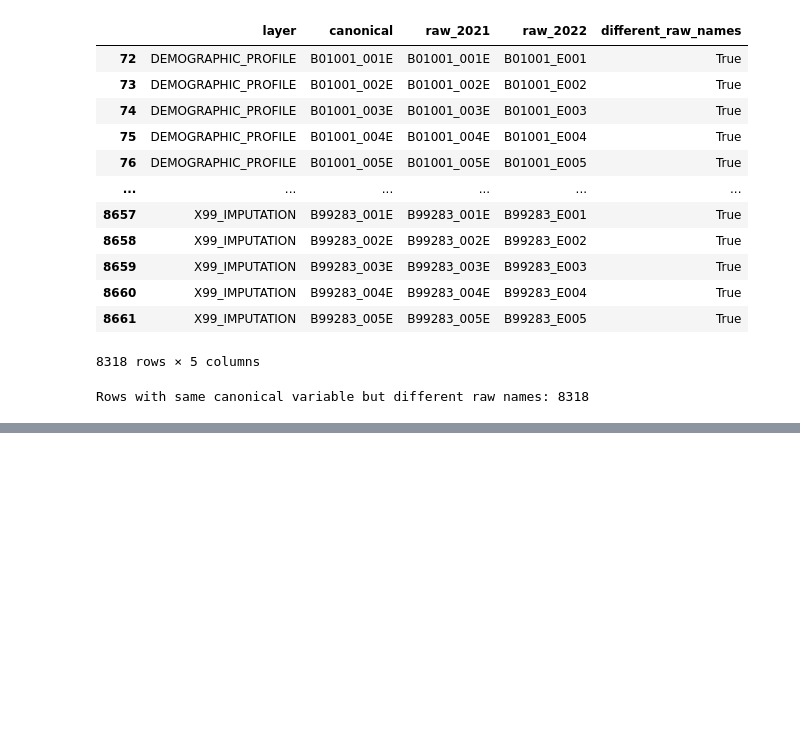
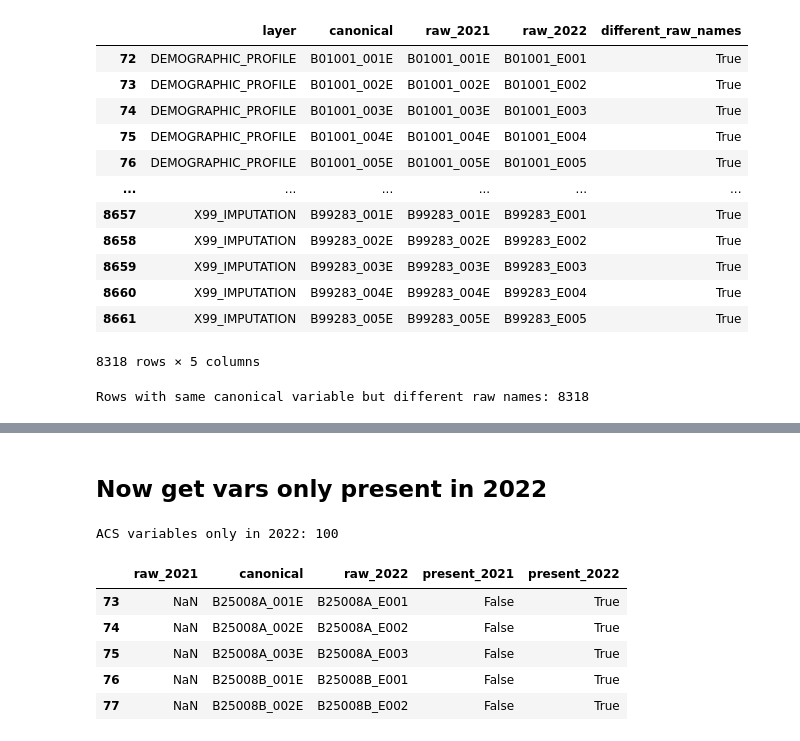
Before and after one commit to oturns/geosnap, a Jupyter notebook: build/examine_output.ipynb, the cells around one changed output, grey strips where cells are left out. Saved outputs shown, nothing was run; the diff lists cells and outputs as text; code cells hidden in the pictures; blank space fills up the shorter version.

```diff
--- a/build/examine_output.ipynb
+++ b/build/examine_output.ipynb
@@ -838,0 +892,23 @@ Rows with same canonical variable but different raw names: 8318
+# %% [markdown]
+## Now get vars only present in 2022
+# %%
+only_2021 = aligned[
+    aligned["raw_2021"].notna() & aligned["raw_2022"].isna()
+].copy()
+
+acs_pattern = r"^[A-Z0-9]+_\d{3}[EM]$"
+
+acs_only_2022 = only_2022[
+    only_2022["canonical"].str.match(acs_pattern, na=False)
+].copy()
+
+print("ACS variables only in 2022:", len(acs_only_2022))
+display(acs_only_2022.head())
+# %% [output]
+ACS variables only in 2022: 100
+|  | raw_2021 | canonical | raw_2022 | present_2021 | present_2022 |
+| 73 | NaN | B25008A_001E | B25008A_E001 | False | True |
+| 74 | NaN | B25008A_002E | B25008A_E002 | False | True |
+| 75 | NaN | B25008A_003E | B25008A_E003 | False | True |
+| 76 | NaN | B25008B_001E | B25008B_E001 | False | True |
+| 77 | NaN | B25008B_002E | B25008B_E002 | False | True |
```
Also changed, not shown: parts of 7 cells of this notebook.
